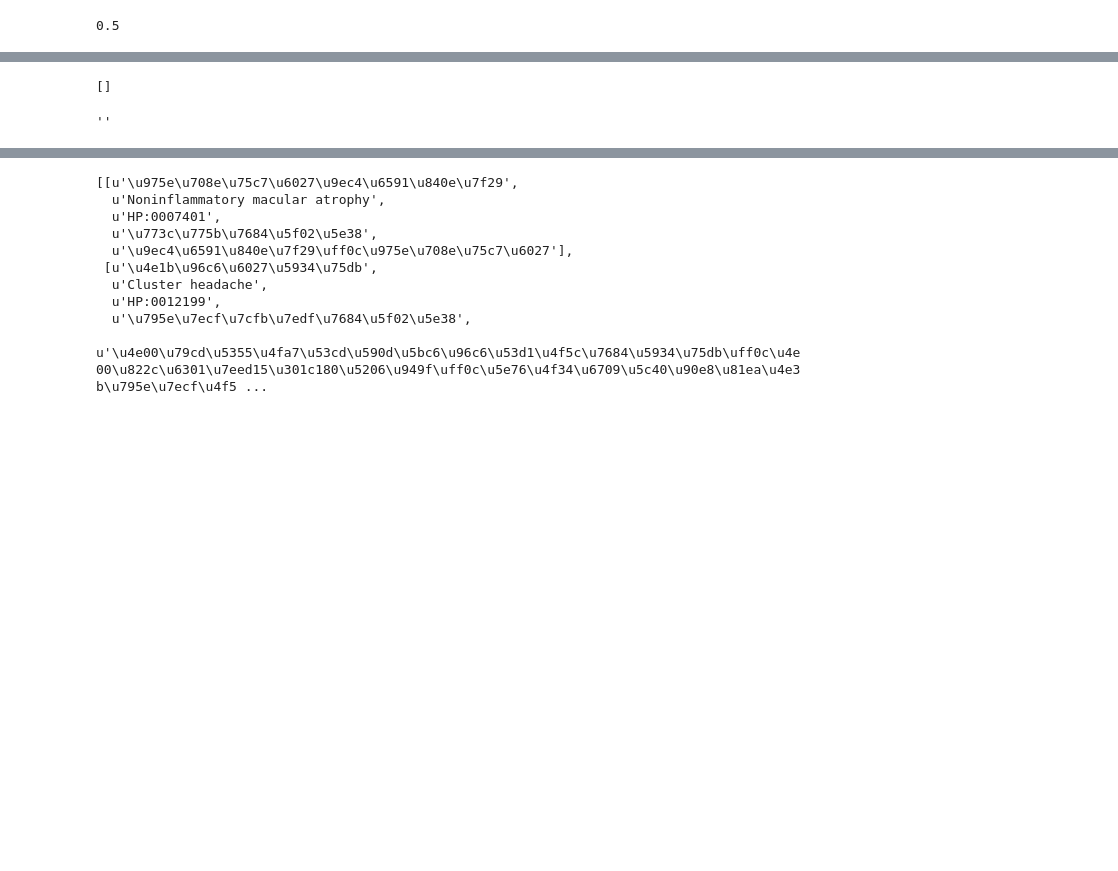
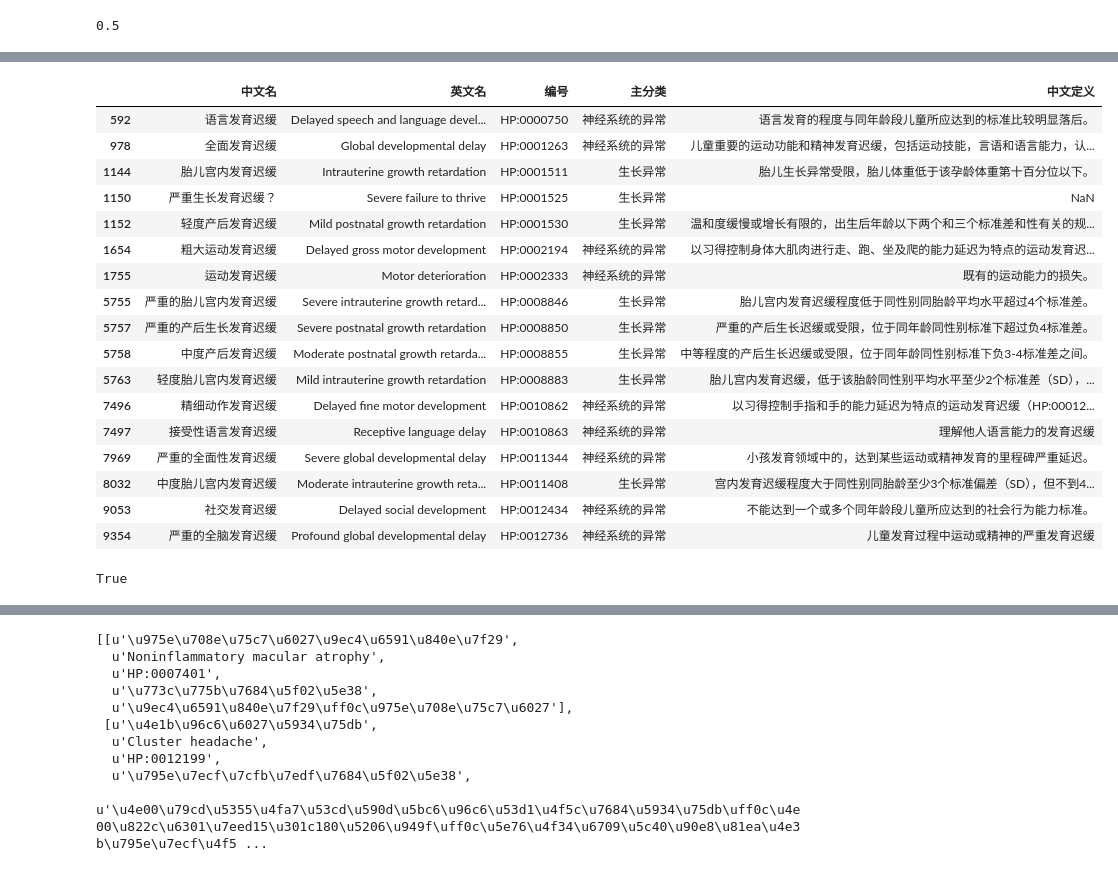
Before and after one commit to xguo39/deepbrain, a Jupyter notebook: deepb/test.ipynb, the cells around one changed output, grey strips where cells are left out. Cells and saved outputs as stored; diff of their text form; code cells hidden in the pictures; blank space fills up the shorter version.

Commit message:
chpo update

```diff
--- a/deepb/test.ipynb
+++ b/deepb/test.ipynb
@@ -1846,0 +1847,2 @@ input_phenotype = '怕光'
+# %%
+li = [i for i,j in enumerate(list(chpo['中文名'])) if '' in j]
@@ -1847,3 +1869,28 @@ input_phenotype = '怕光'
+# %%
+chpo.iloc[li,[3,2,1,0,5]]
+# %% [output]
+|  | 中文名 | 英文名 | 编号 | 主分类 | 中文定义 |
+| 592 | 语言发育迟缓 | Delayed speech and language devel... | HP:0000750 | 神经系统的异常 | 语言发育的程度与同年龄段儿童所应达到的标准比较明显落后。 |
+| 978 | 全面发育迟缓 | Global developmental delay | HP:0001263 | 神经系统的异常 | 儿童重要的运动功能和精神发育迟缓，包括运动技能，言语和语言能力，认... |
+| 1144 | 胎儿宫内发育迟缓 | Intrauterine growth retardation | HP:0001511 | 生长异常 | 胎儿生长异常受限，胎儿体重低于该孕龄体重第十百分位以下。 |
+| 1150 | 严重生长发育迟缓？ | Severe failure to thrive | HP:0001525 | 生长异常 | NaN |
+| 1152 | 轻度产后发育迟缓 | Mild postnatal growth retardation | HP:0001530 | 生长异常 | 温和度缓慢或增长有限的，出生后年龄以下两个和三个标准差和性有关的规... |
+| 1654 | 粗大运动发育迟缓 | Delayed gross motor development | HP:0002194 | 神经系统的异常 | 以习得控制身体大肌肉进行走、跑、坐及爬的能力延迟为特点的运动发育迟... |
+| 1755 | 运动发育迟缓 | Motor deterioration | HP:0002333 | 神经系统的异常 | 既有的运动能力的损失。 |
+| 5755 | 严重的胎儿宫内发育迟缓 | Severe intrauterine growth retard... | HP:0008846 | 生长异常 | 胎儿宫内发育迟缓程度低于同性别同胎龄平均水平超过4个标准差。 |
+| 5757 | 严重的产后生长发育迟缓 | Severe postnatal growth retardation | HP:0008850 | 生长异常 | 严重的产后生长迟缓或受限，位于同年龄同性别标准下超过负4标准差。 |
+| 5758 | 中度产后发育迟缓 | Moderate postnatal growth retarda... | HP:0008855 | 生长异常 | 中等程度的产后生长迟缓或受限，位于同年龄同性别标准下负3-4标准差之间。 |
+| 5763 | 轻度胎儿宫内发育迟缓 | Mild intrauterine growth retardation | HP:0008883 | 生长异常 | 胎儿宫内发育迟缓，低于该胎龄同性别平均水平至少2个标准差（SD），... |
+| 7496 | 精细动作发育迟缓 | Delayed fine motor development | HP:0010862 | 神经系统的异常 | 以习得控制手指和手的能力延迟为特点的运动发育迟缓（HP:00012... |
+| 7497 | 接受性语言发育迟缓 | Receptive language delay | HP:0010863 | 神经系统的异常 | 理解他人语言能力的发育迟缓 |
+| 7969 | 严重的全面性发育迟缓 | Severe global developmental delay | HP:0011344 | 神经系统的异常 | 小孩发育领域中的，达到某些运动或精神发育的里程碑严重延迟。 |
+| 8032 | 中度胎儿宫内发育迟缓 | Moderate intrauterine growth reta... | HP:0011408 | 生长异常 | 宫内发育迟缓程度大于同性别同胎龄至少3个标准偏差（SD），但不到4... |
+| 9053 | 社交发育迟缓 | Delayed social development | HP:0012434 | 神经系统的异常 | 不能达到一个或多个同年龄段儿童所应达到的社会行为能力标准。 |
+| 9354 | 严重的全脑发育迟缓 | Profound global developmental delay | HP:0012736 | 神经系统的异常 | 儿童发育过程中运动或精神的严重发育迟缓 |
+# %%
+"你好" in "你好吗"
+# %% [output]
+True
 # %%
 language = detect(unicode(input_phenotype))
 if language == "zh-cn" or language == "ko":
@@ -1877,11 +1924,3 @@ else:
         if i[-7:]=='synonym':
             match_id[indx] = match_id[indx][:-8]
     match_table = chpo[chpo['编号'].isin(match_id)].iloc[:,[3,2,1,0,5]].reset_index(drop=True)
-# %%
-map2hpoWithPhenoSynonyms("Afraid of light")
-# %% [output]
-[]
-# %%
-match_result
-# %% [output]
-''
```
Also changed, not shown: parts of 3 cells of this notebook, 2 other files.
